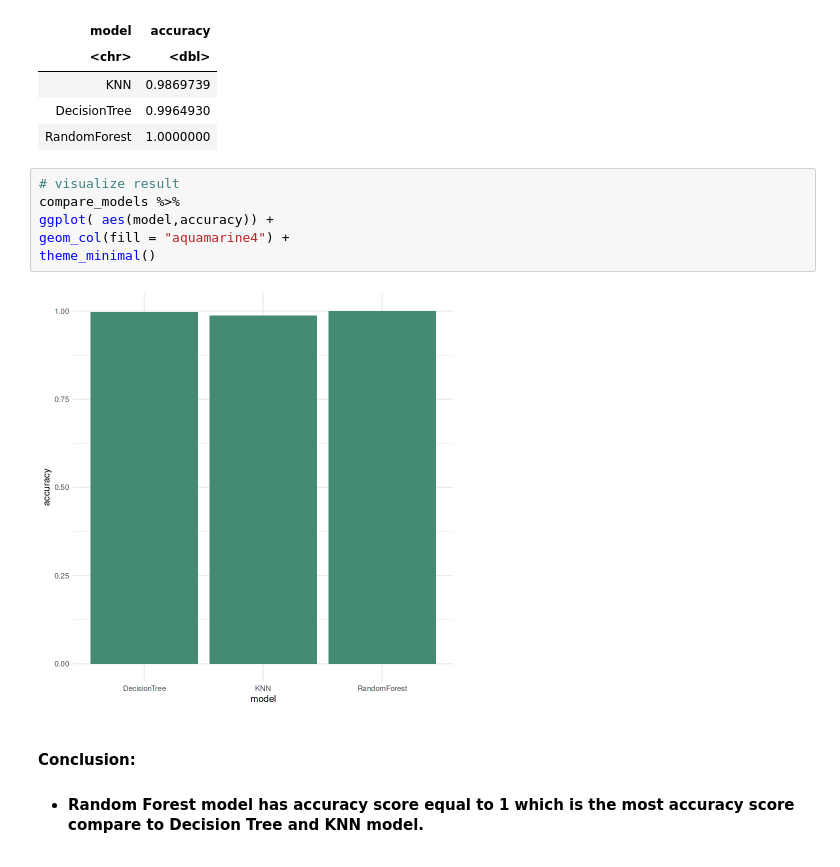
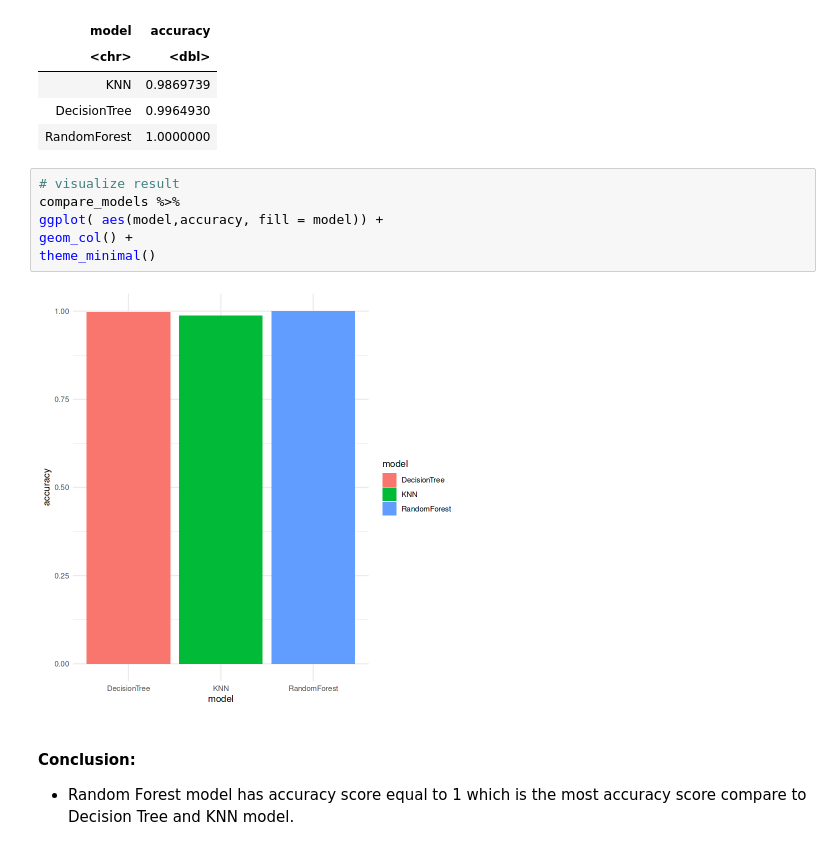
Before and after one commit to sjtae/data_science_project, a Jupyter notebook: project01/R_Projects/EDA_Sales_Analysis.ipynb, the cells around one changed output. Drawn from its saved outputs; the diff is of its cells as text.

```diff
--- a/project01/R_Projects/EDA_Sales_Analysis.ipynb
+++ b/project01/R_Projects/EDA_Sales_Analysis.ipynb
@@ -720,11 +688,11 @@ A data.frame: 3 × 2
 # %%
 # visualize result
 compare_models %>%
-ggplot( aes(model,accuracy)) +
-geom_col(fill = "aquamarine4") +
+ggplot( aes(model,accuracy, fill = model)) +
+geom_col() +
 theme_minimal()
 # %% [output]
-[figure, old version]
+[figure, new version]
 # %% [markdown]
 #### Conclusion:
-* #### Random Forest model has accuracy score equal to 1 which is the most accuracy score compare to Decision Tree and KNN model.
+* Random Forest model has accuracy score equal to 1 which is the most accuracy score compare to Decision Tree and KNN model.
```
Also changed, not shown: parts of 18 cells of this notebook.
